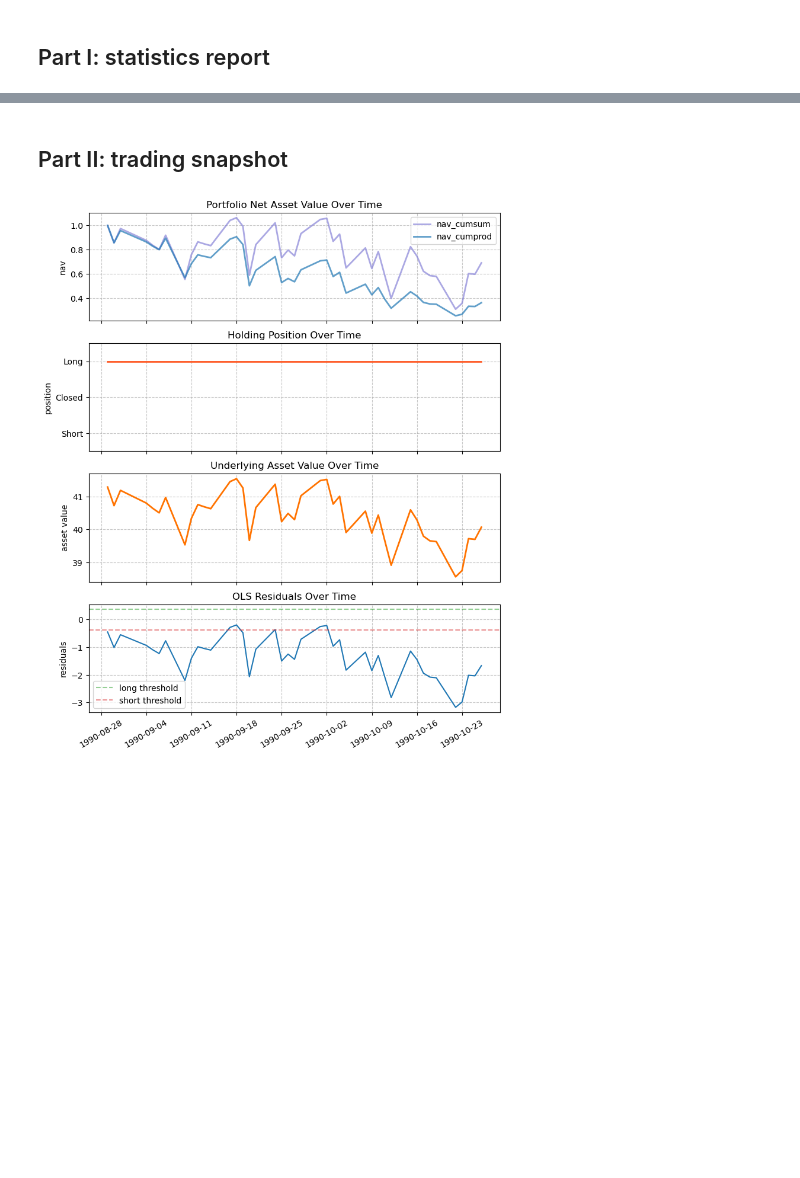
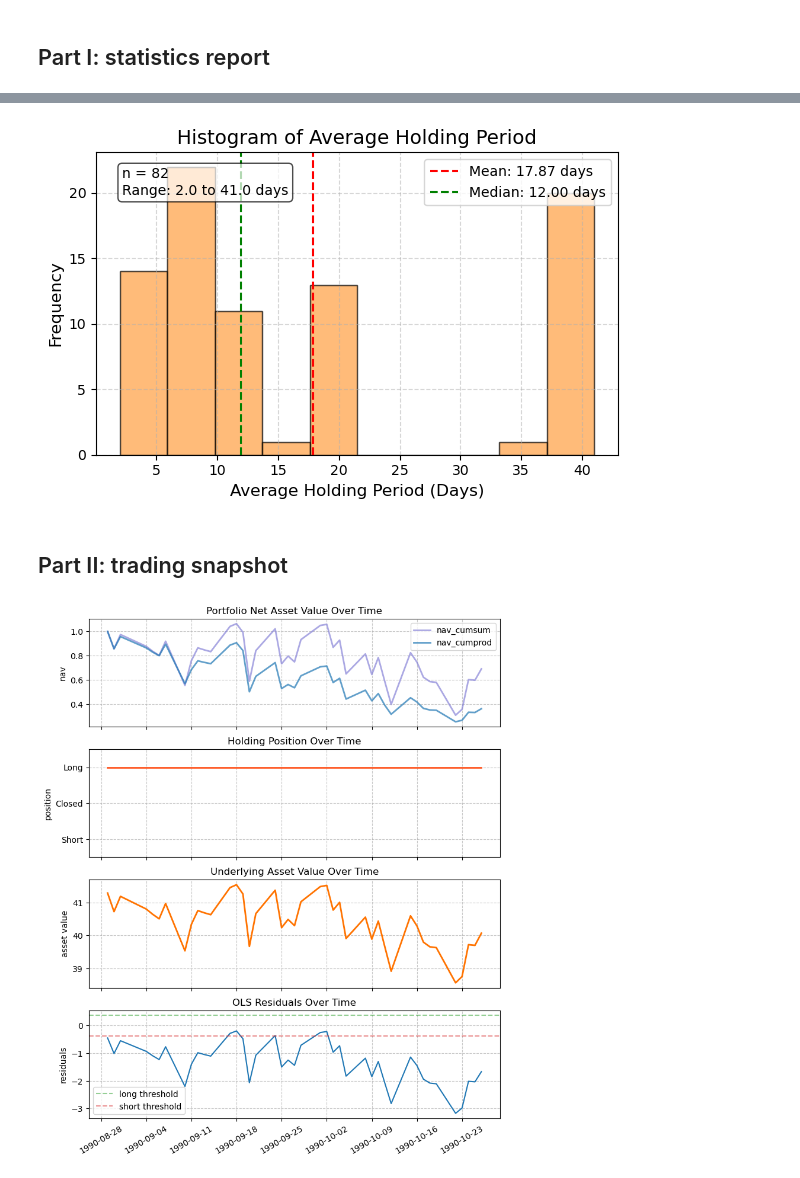
Before and after one commit to KeyangPan/PairsTrading, a Jupyter notebook: main_MRP_visualization.ipynb, the cells around one changed output, grey strips where cells are left out. Cells and saved outputs as stored; diff of their text form; code cells hidden in the pictures; blank space fills up the shorter version.

```diff
--- a/main_MRP_visualization.ipynb
+++ b/main_MRP_visualization.ipynb
@@ -267,3 +221,45 @@ test_list_filtered[5]
+# %%
+import matplotlib.pyplot as plt
+import numpy as np
+
+def plot_average_holding_period(stats_df):
+    plt.figure(figsize=(6, 4))
+
+    data = stats_df['average_holding_period']
+    n_bins = min(20, max(10, int(np.sqrt(len(data)))))  # Dynamic bin count based on data size
+
+
+    plt.hist(data, bins=n_bins, color='#FF9F40', alpha=0.7, edgecolor='black')
+
+    plt.title('Histogram of Average Holding Period', fontsize=14)
+    plt.xlabel('Average Holding Period (Days)', fontsize=12)
+    plt.ylabel('Frequency', fontsize=12)
+    plt.grid(True, linestyle='--', alpha=0.5)
+
+
+    mean_period = data.mean()
+    median_period = data.median()
+
+    plt.axvline(mean_period, color='red', linestyle='dashed', linewidth=1.5,
+                label=f'Mean: {mean_period:.2f} days')
+    plt.axvline(median_period, color='green', linestyle='dashed', linewidth=1.5,
+                label=f'Median: {median_period:.2f} days')
+
+
+    min_period = data.min()
+    max_period = data.max()
+    plt.text(0.05, 0.95, f'n = {len(data)}\nRange: {min_period:.1f} to {max_period:.1f} days',
+            transform=plt.gca().transAxes, verticalalignment='top',
+            bbox=dict(boxstyle='round', facecolor='white', alpha=0.7))
+
+
+    plt.legend()
+    plt.tight_layout()
+    plt.show()
+
+plot_average_holding_period(stats_df)
+# %% [output]
+[figure, added]
 # %% [markdown]
 ## Part II: trading snapshot
 # %%
```
Also changed, not shown: parts of 18 cells of this notebook.
